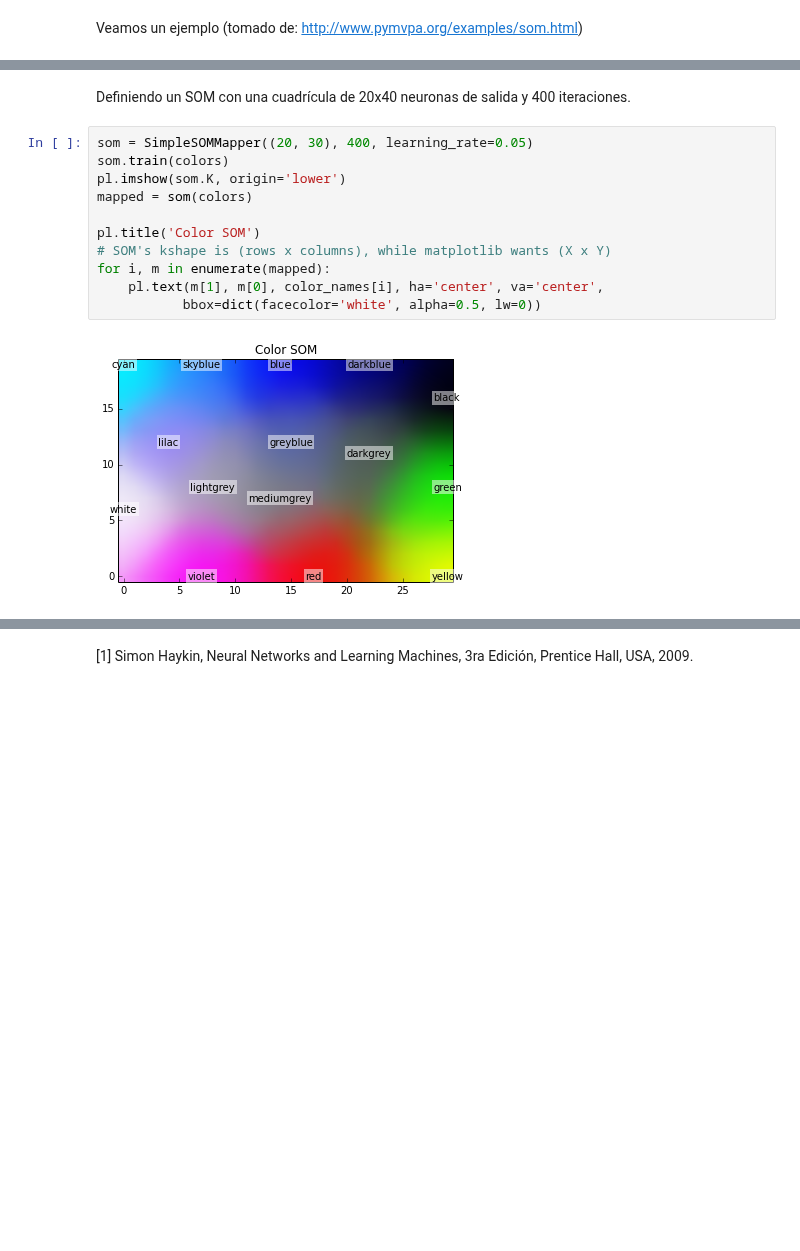
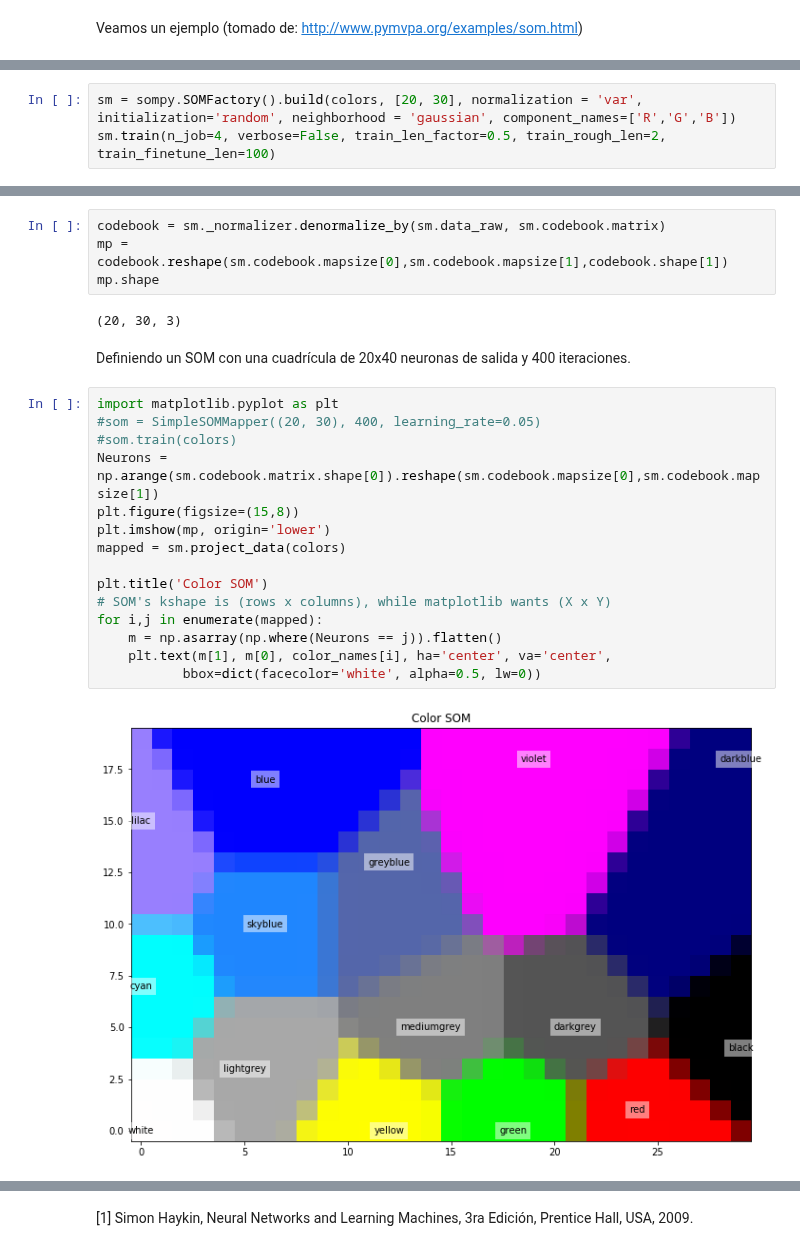
Before and after one commit to jdariasl/ML_IntroductoryCourse, a Jupyter notebook: Clase 09 - Mapas Auto-Organizables.ipynb, the cells around one changed output, grey strips where cells are left out. Cells and saved outputs as stored; diff of their text form; blank space fills up the shorter version.

```diff
--- a/Clase 09 - Mapas Auto-Organizables.ipynb
+++ b/Clase 09 - Mapas Auto-Organizables.ipynb
@@ -102,0 +106,3 @@ color_names = \
+# %%
+sm = sompy.SOMFactory().build(colors, [20, 30], normalization = 'var', initialization='random', neighborhood = 'gaussian', component_names=['R','G','B'])
+sm.train(n_job=4, verbose=False, train_len_factor=0.5, train_rough_len=2, train_finetune_len=100)
@@ -103,15 +115,25 @@ color_names = \
+# %%
+codebook = sm._normalizer.denormalize_by(sm.data_raw, sm.codebook.matrix)
+mp = codebook.reshape(sm.codebook.mapsize[0],sm.codebook.mapsize[1],codebook.shape[1])
+mp.shape
+# %% [output]
+(20, 30, 3)
 # %% [markdown]
 Definiendo un SOM con una cuadrícula de 20x40 neuronas de salida y 400 iteraciones.
 # %%
-som = SimpleSOMMapper((20, 30), 400, learning_rate=0.05)
-som.train(colors)
-pl.imshow(som.K, origin='lower')
-mapped = som(colors)
+import matplotlib.pyplot as plt
+#som = SimpleSOMMapper((20, 30), 400, learning_rate=0.05)
+#som.train(colors)
+Neurons = np.arange(sm.codebook.matrix.shape[0]).reshape(sm.codebook.mapsize[0],sm.codebook.mapsize[1])
+plt.figure(figsize=(15,8))
+plt.imshow(mp, origin='lower')
+mapped = sm.project_data(colors)
 
-pl.title('Color SOM')
+plt.title('Color SOM')
 # SOM's kshape is (rows x columns), while matplotlib wants (X x Y)
-for i, m in enumerate(mapped):
-    pl.text(m[1], m[0], color_names[i], ha='center', va='center',
+for i,j in enumerate(mapped):
+    m = np.asarray(np.where(Neurons == j)).flatten()
+    plt.text(m[1], m[0], color_names[i], ha='center', va='center',
            bbox=dict(facecolor='white', alpha=0.5, lw=0))
 # %% [output]
-[figure, old version]
+[figure, new version]
```
Also changed, not shown: parts of 10 cells of this notebook, 20 other files.
